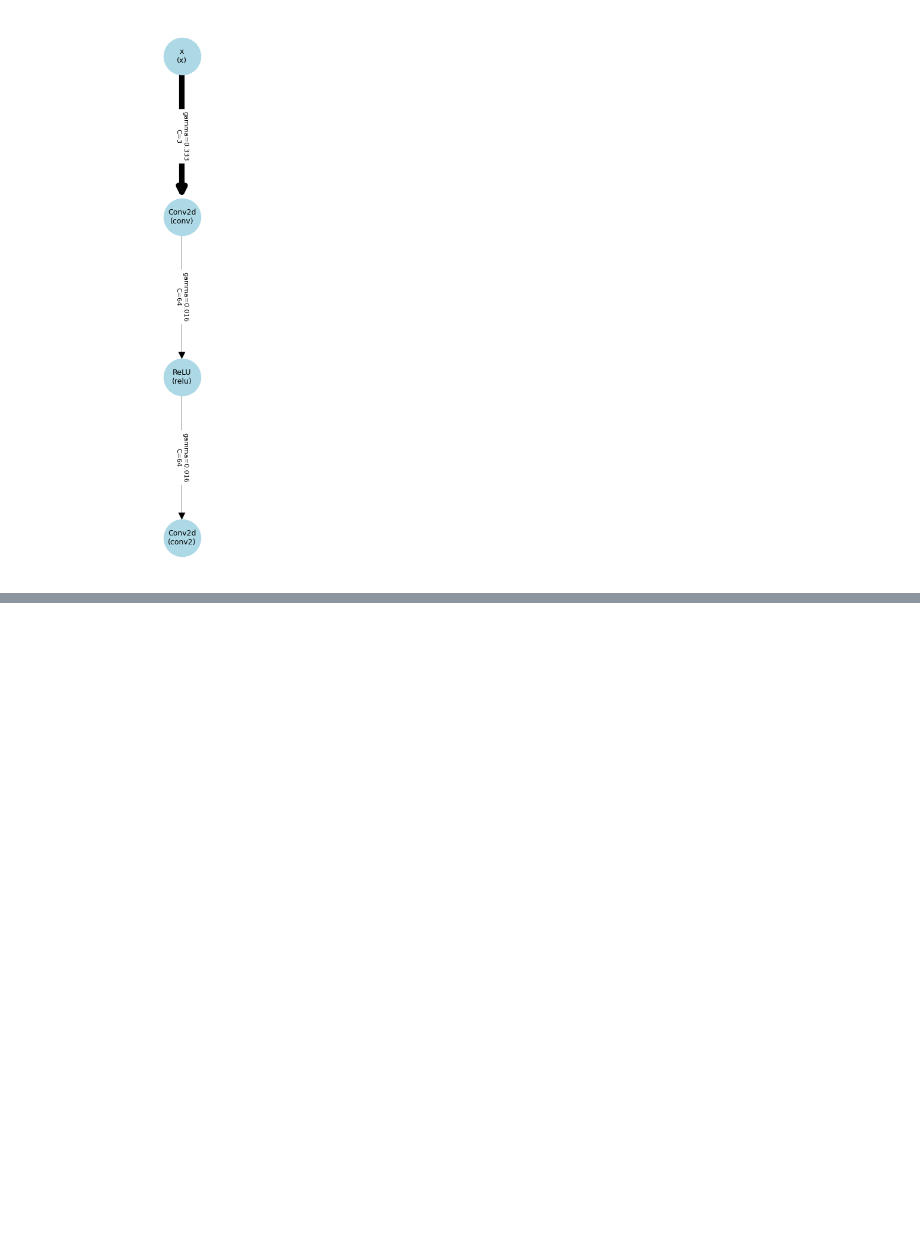
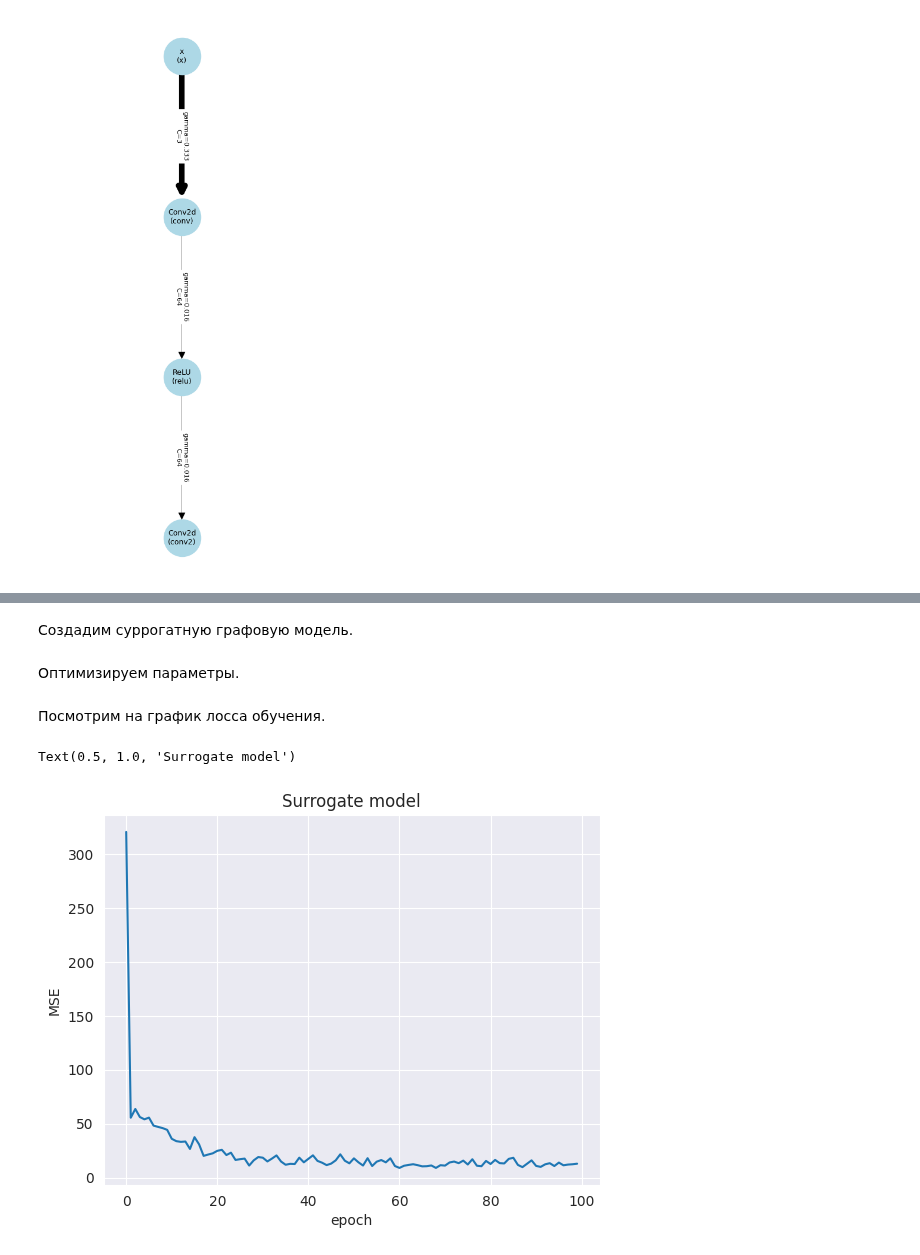
Before and after one commit to intsystems/Zero-shot-structural-pruning, a Jupyter notebook: notebooks/graphmodel.ipynb, the cells around one changed output, grey strips where cells are left out. Cells and saved outputs as stored; diff of their text form; code cells hidden in the pictures; blank space fills up the shorter version.

```diff
--- a/notebooks/graphmodel.ipynb
+++ b/notebooks/graphmodel.ipynb
@@ -409,0 +515,5 @@ visualize_graph(graph_model, figsize=(6, 12))
+# %%
+n_samples = 100
+prune_rate = 0.03
+
+criterion = torch.nn.CrossEntropyLoss()
@@ -409,0 +552,48 @@ visualize_graph(graph_model, figsize=(6, 12))
+# %%
+train_dataset, test_dataset = train_test_split(dataset, test_size=0.2)
+# %% [markdown]
+Создадим суррогатную графовую модель.
+# %%
+back_model = SimpleCNN(num_classes=1)
+example = torch.randn(1, 3, 33, 33)
+fx_model = trace_model(back_model, example)
+surrogate_model = GraphModel(fx_model, example)
+# %% [markdown]
+Оптимизируем параметры.
+# %%
+surrogate_model.train()
+criterion = torch.nn.MSELoss()
+optim = torch.optim.Adam(surrogate_model.parameters(), lr=1e-4)
+epochs = 100
+
+pbar = tqdm(range(epochs), desc='loss=?, epoch')
+losses_history = []
+
+for epoch_num in pbar:
+    losses = []
+
+    for item in train_dataset:
+        edge2mask = item['edge2mask']
+        metric = torch.tensor([item['metric']])
+        target_loss = torch.tensor([item['loss']])
+
+        optim.zero_grad()
+        out = surrogate_model(example, edge2mask)
+
+        loss = criterion(out.squeeze(0), target_loss)
+        loss.backward()
+        optim.step()
+        losses.append(loss.cpu().detach().numpy())
+
+    losses_history.append(np.mean(losses))
+    pbar.set_description_str(f'loss={np.mean(losses):.3f}, epoch')
+# %% [markdown]
+Посмотрим на график лосса обучения.
+# %%
+plt.plot(losses_history)
+plt.ylabel('MSE')
+plt.xlabel('epoch')
+plt.title('Surrogate model')
+# %% [output]
+Text(0.5, 1.0, 'Surrogate model')
+[figure, added]
```
Also changed, not shown: parts of 19 cells of this notebook.
